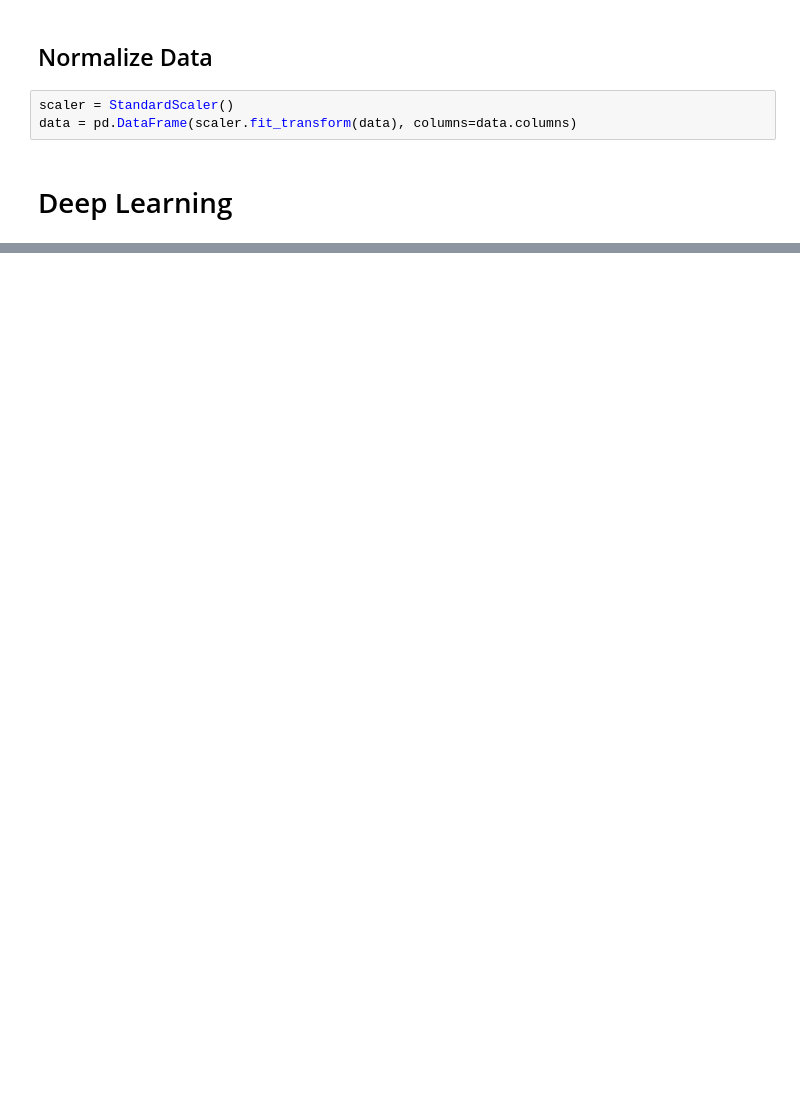
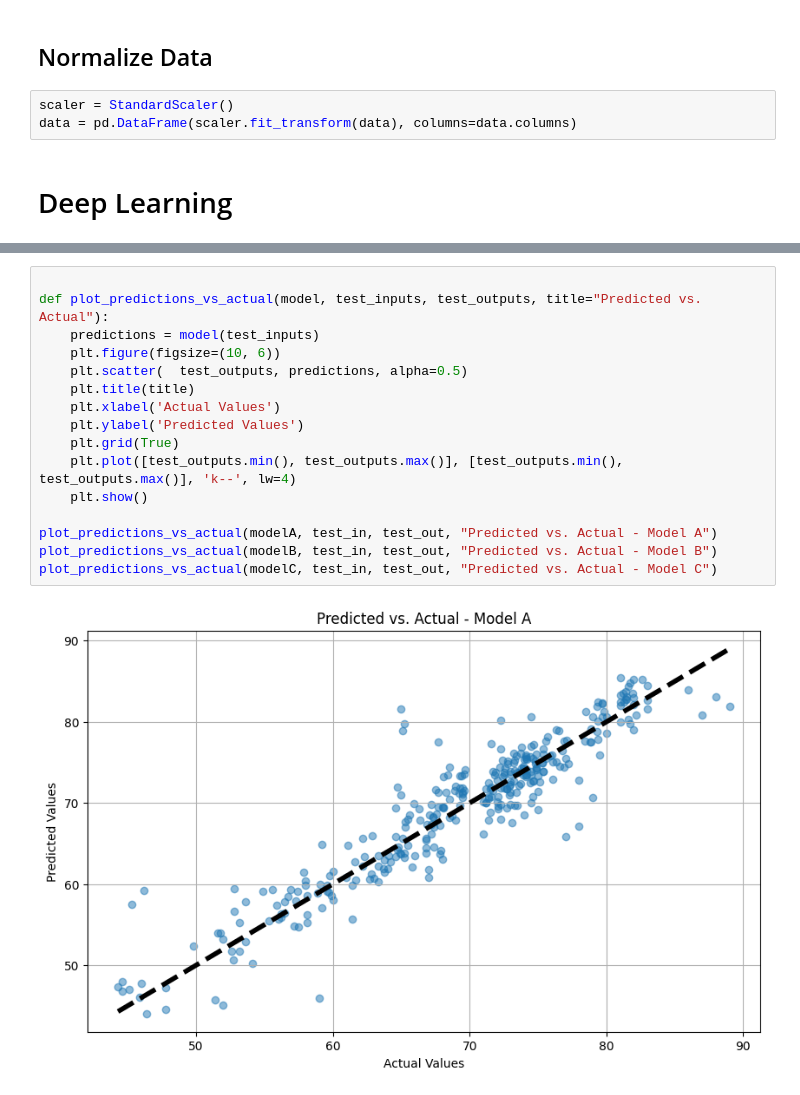
Before and after one commit to lisaliuu/life-expectancy, a Jupyter notebook: neural_networks.ipynb, the cells around one changed output, grey strips where cells are left out. Saved outputs shown, nothing was run; the diff lists cells and outputs as text; blank space fills up the shorter version.

```diff
--- a/neural_networks.ipynb
+++ b/neural_networks.ipynb
@@ -173,0 +132,18 @@ Model C MSE  1.7303660999644885
+# %%
+
+def plot_predictions_vs_actual(model, test_inputs, test_outputs, title="Predicted vs. Actual"):
+	predictions = model(test_inputs)
+	plt.figure(figsize=(10, 6))
+	plt.scatter(  test_outputs, predictions, alpha=0.5)
+	plt.title(title)
+	plt.xlabel('Actual Values')
+	plt.ylabel('Predicted Values')
+	plt.grid(True)
+	plt.plot([test_outputs.min(), test_outputs.max()], [test_outputs.min(), test_outputs.max()], 'k--', lw=4)
+	plt.show()
+
+plot_predictions_vs_actual(modelA, test_in, test_out, "Predicted vs. Actual - Model A")
+plot_predictions_vs_actual(modelB, test_in, test_out, "Predicted vs. Actual - Model B")
+plot_predictions_vs_actual(modelC, test_in, test_out, "Predicted vs. Actual - Model C")
+# %% [output]
+[figure, added]
```
Also changed, not shown: parts of 10 cells of this notebook, 3 other files.
